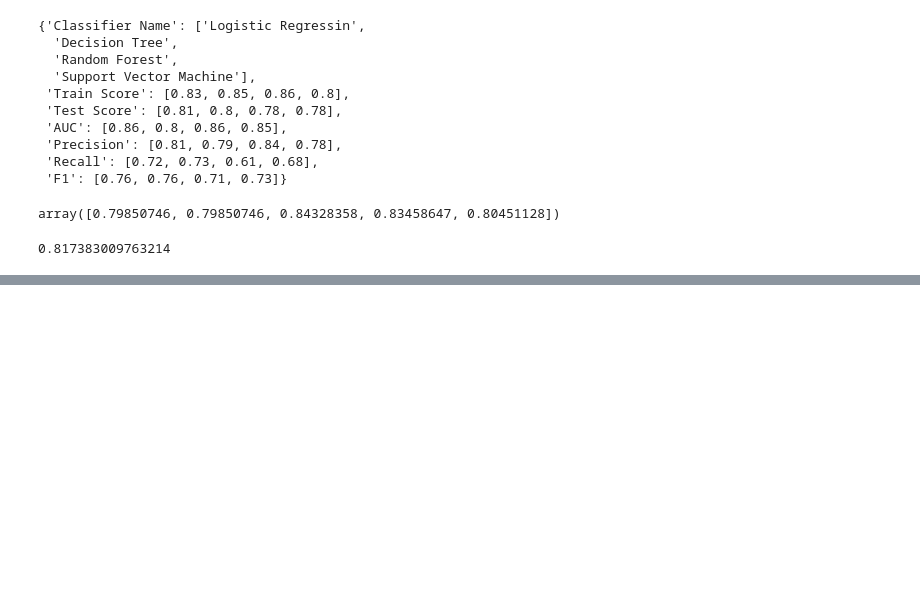
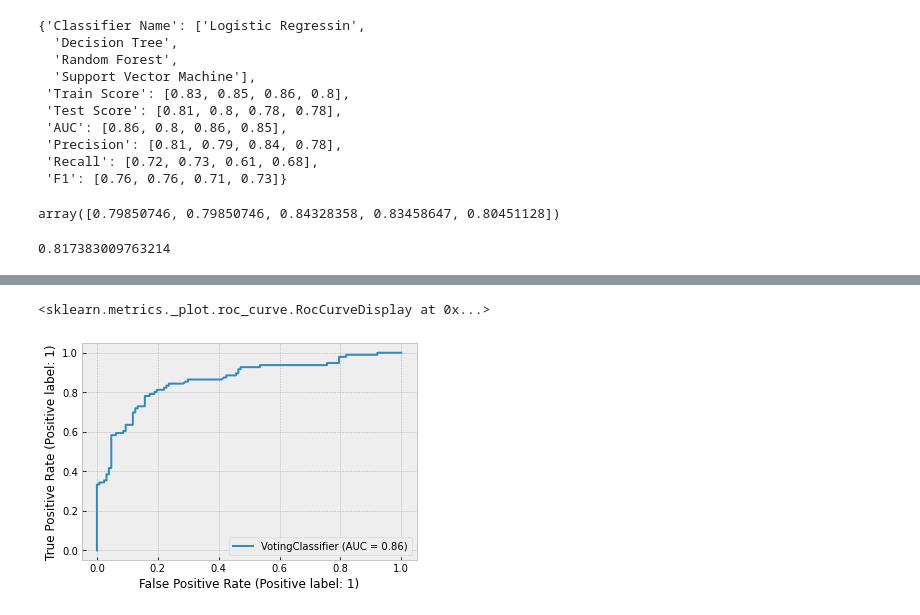
Before and after one commit to miladbehrooz/Classification_Titanic_Data, a Jupyter notebook: notebook/classification_titanic.ipynb, the cells around one changed output, grey strips where cells are left out. Drawn from its saved outputs; the diff is of its cells as text; code cells hidden in the pictures; blank space fills up the shorter version.

```diff
--- a/notebook/classification_titanic.ipynb
+++ b/notebook/classification_titanic.ipynb
@@ -746,0 +790,5 @@ cross_val_score(rf, X_train, y_train, cv = 5, scoring='accuracy').mean()
+# %%
+metrics.plot_roc_curve(vot, X_test, y_test)
+# %% [output]
+<sklearn.metrics._plot.roc_curve.RocCurveDisplay at 0x...>
+[figure, added]
```
Also changed, not shown: parts of 13 cells of this notebook.
